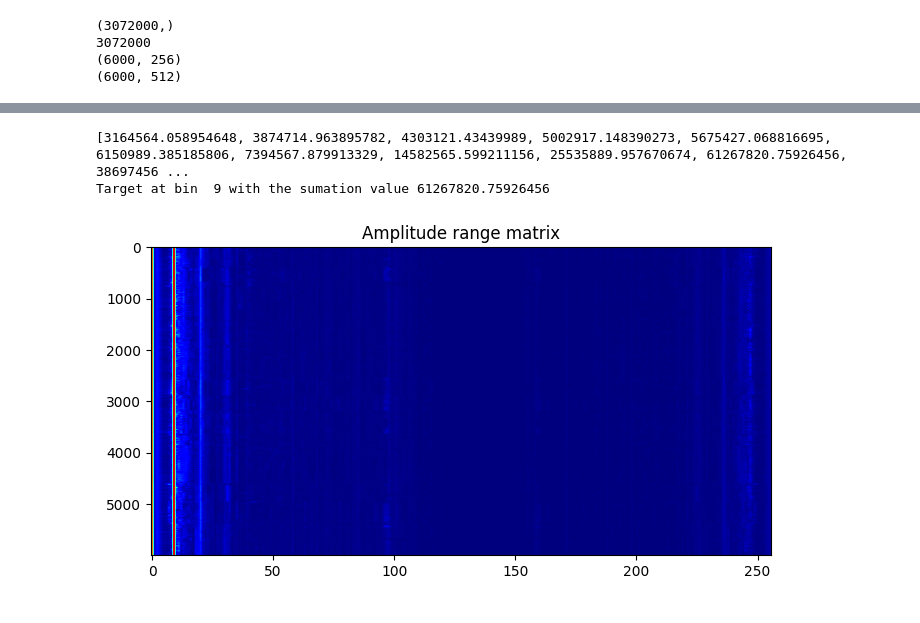
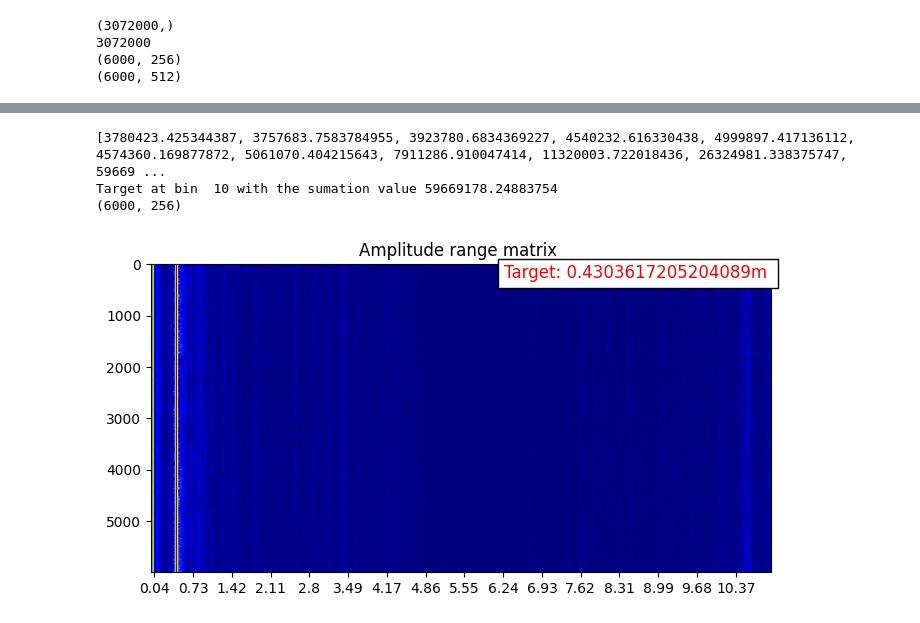
Before and after one commit to tqdinh/gensignal, a Jupyter notebook: VSProcessingFlow/VSProcessingV0.ipynb, the cells around one changed output, grey strips where cells are left out. Cells and saved outputs as stored; diff of their text form; code cells hidden in the pictures.

```diff
--- a/VSProcessingFlow/VSProcessingV0.ipynb
+++ b/VSProcessingFlow/VSProcessingV0.ipynb
@@ -80,7 +80,7 @@ def readRefFile(pathFile):
     beats = [float(br)for br in beat_file.read().split(",")]
     return beats
 # %%
-PERSON_NUMBER=1
+PERSON_NUMBER=7
 #read data
 file_path = '../FMCW Radar/Rawdata/Rawdata_{0}.csv'.format(PERSON_NUMBER)
 raw_data = readCsv(file_path)
@@ -184,26 +222,38 @@ genetate3DAmplitudeRangeMap(amplitude_range_matrix_hat_abs)
 # %%
 #calculate target location
+
+range_for_plotting =range(1,FFT_SIZE,2**4)
+range_bin_distance =[round(j*RANGE_BIN,2) for j in range_for_plotting ]
+
 (m,n)=amplitude_range_matrix_hat_abs.shape
 nBins=[]
 for column in range(0,n):
     binNTh=(np.sum(amplitude_range_matrix_hat_abs[:,column]))
     nBins.append(binNTh)
 
 print(nBins)
 nThBinTarget= np.argmax(nBins)
 print("Target at bin  {0} with the sumation value {1}".format(nThBinTarget,nBins[nThBinTarget]))
 
 tmp_amplitude_range_matrix=np.abs(fft_output)
 tmp_amplitude_range_matrix[:,nThBinTarget]=99999
+
+print(tmp_amplitude_range_matrix.shape)
 plt.figure(figsize=(8,4))
 plt.imshow(tmp_amplitude_range_matrix,cmap='jet',aspect='auto')
-plt.title("Amplitude range matrix")
+plt.xticks(range_for_plotting, range_bin_distance)
+plt.text(tmp_amplitude_range_matrix.shape[1], 0, 'Target: {0}m '.format(nThBinTarget*RANGE_BIN), fontsize=12, color='red',
+         horizontalalignment='right', verticalalignment='top',
+         bbox=dict(facecolor='white', alpha=1))
+
+plt.title("Amplitude range matrix ")
 plt.show()
 interesting_bin =nThBinTarget
 # %% [output]
-[3164564.058954648, 3874714.963895782, 4303121.43439989, 5002917.148390273, 5675427.068816695, 6150989.385185806, 7394567.879913329, 14582565.599211156, 25535889.957670674, 61267820.75926456, 38697456 ...
-Target at bin  9 with the sumation value 61267820.75926456
+[3780423.425344387, 3757683.7583784955, 3923780.6834369227, 4540232.616330438, 4999897.417136112, 4574360.169877872, 5061070.404215643, 7911286.910047414, 11320003.722018436, 26324981.338375747, 59669 ...
+Target at bin  10 with the sumation value 59669178.24883754
+(6000, 256)
-[figure, old version]
+[figure, new version]
 # %%
 #calculate phase
 realParts = np.real(est_channel[:,interesting_bin])
```
Also changed, not shown: parts of 16 cells of this notebook.
